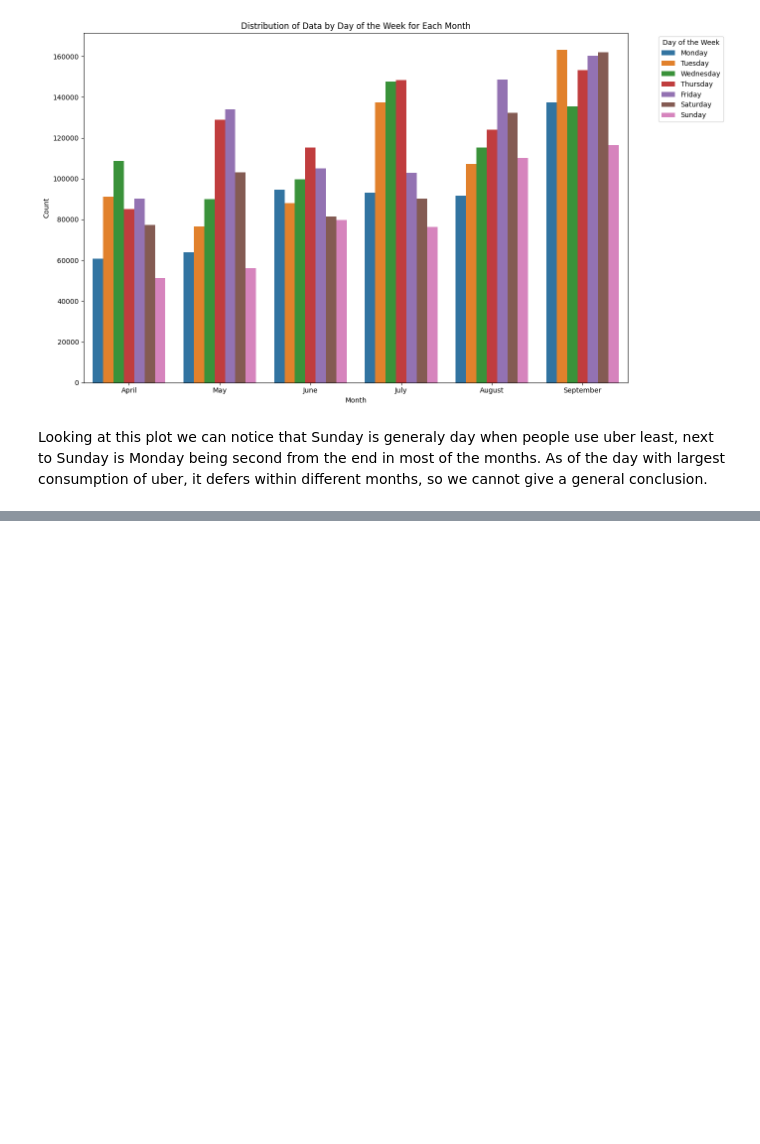
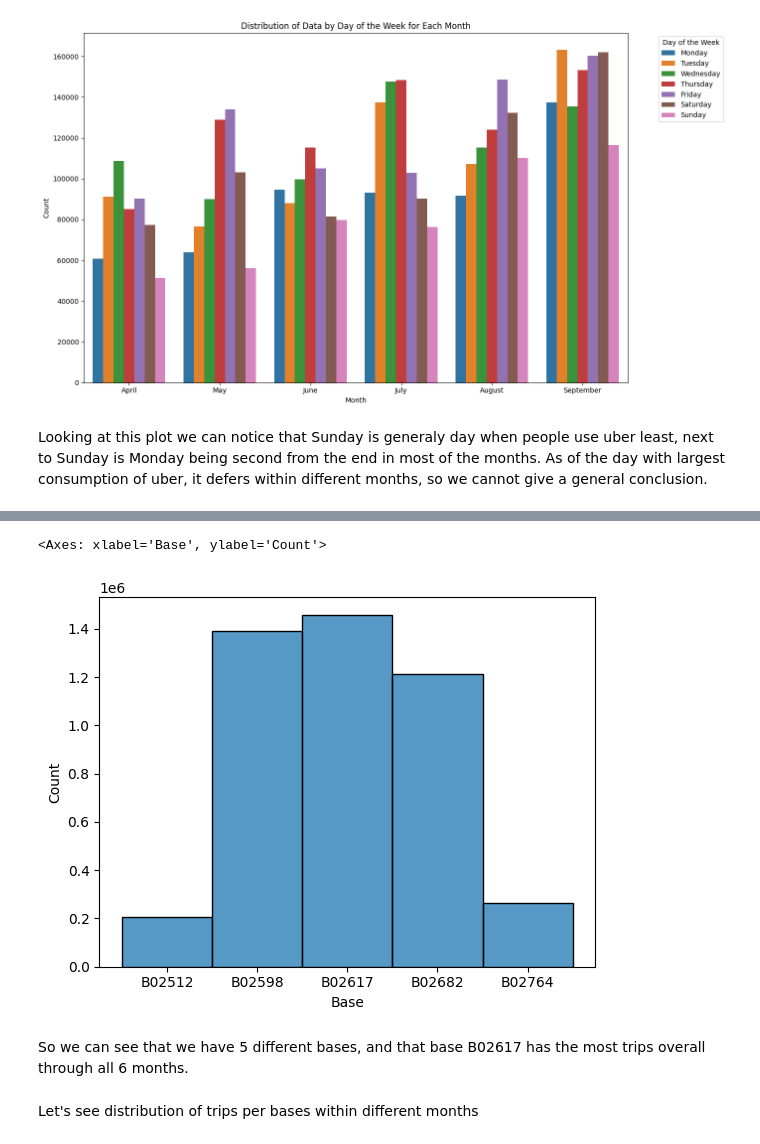
Before and after one commit to savicm5/mlProject, a Jupyter notebook: src/analysis.ipynb, the cells around one changed output, grey strips where cells are left out. Cells and saved outputs as stored; diff of their text form; code cells hidden in the pictures; blank space fills up the shorter version.

```diff
--- a/src/analysis.ipynb
+++ b/src/analysis.ipynb
@@ -364,0 +399,9 @@ As of the day with largest consumption of uber, it defers within different month
+# %%
+sns.histplot(df_apr_sep_2014['Base'])
+# %% [output]
+<Axes: xlabel='Base', ylabel='Count'>
+[figure, added]
+# %% [markdown]
+So we can see that we have 5 different bases, and that base B02617 has the most trips overall through all 6 months.
+# %% [markdown]
+Let's see distribution of trips per bases within different months
```
Also changed, not shown: parts of 28 cells of this notebook.
